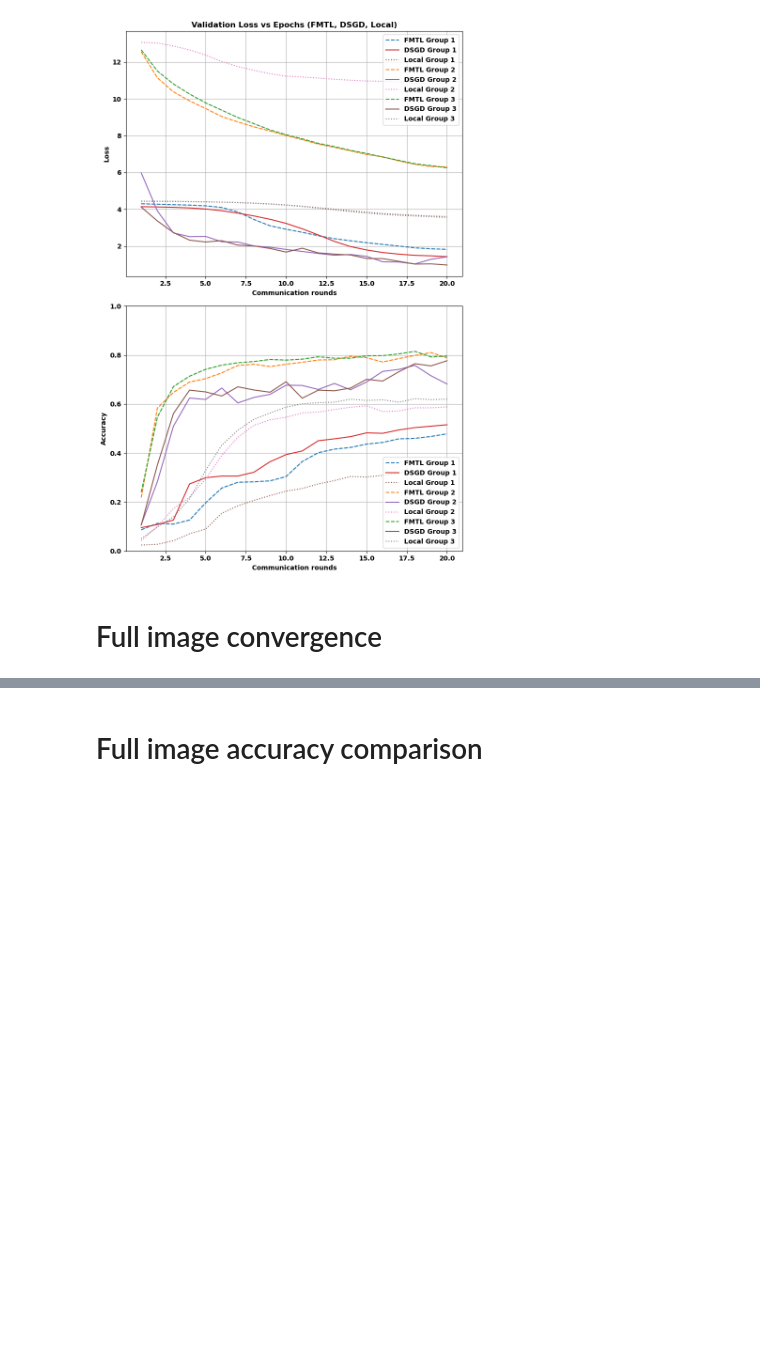
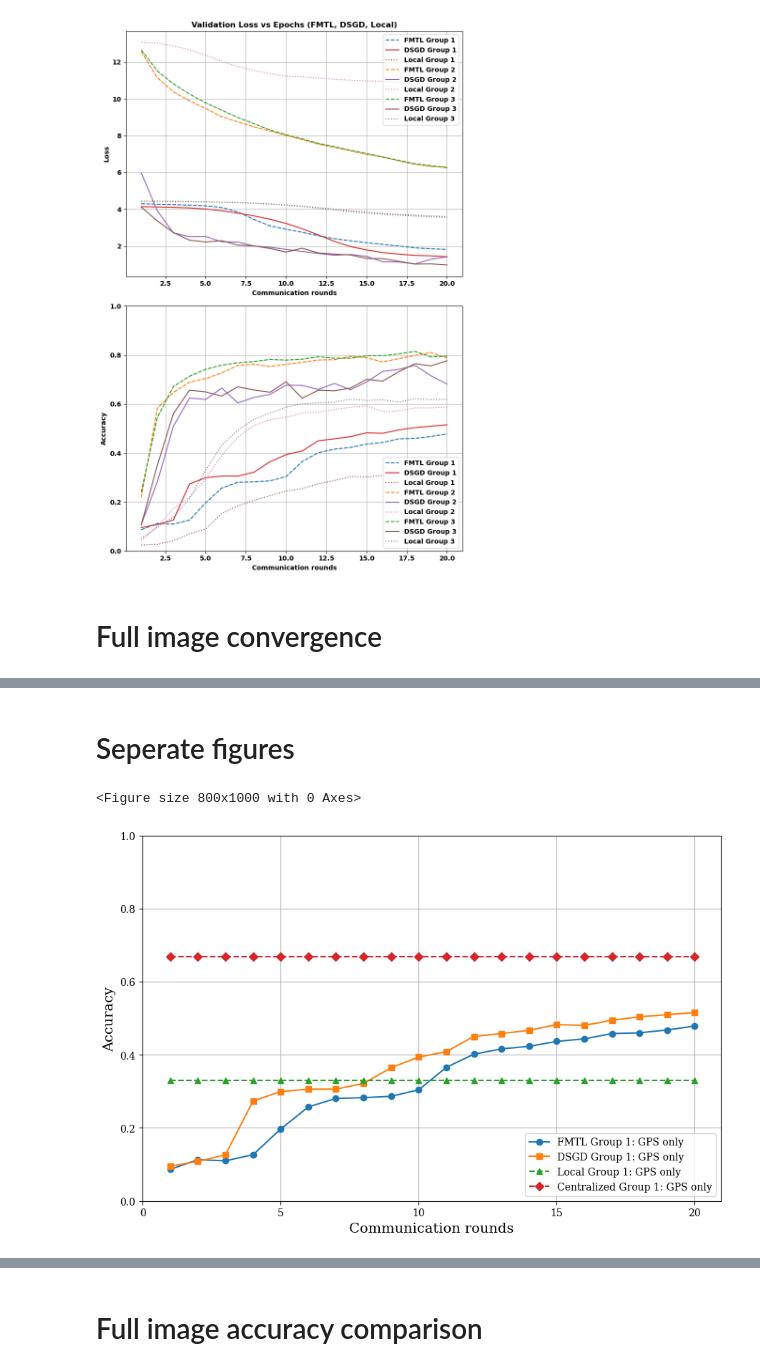
Before and after one commit to abdulmomen-ghalkha/Multimodal, a Jupyter notebook: plots/plot.ipynb, the cells around one changed output, grey strips where cells are left out. Saved outputs shown, nothing was run; the diff lists cells and outputs as text; code cells hidden in the pictures; blank space fills up the shorter version.

```diff
--- a/plots/plot.ipynb
+++ b/plots/plot.ipynb
@@ -264,0 +270,62 @@ plt.show()
+# %% [markdown]
+# Seperate figures
+# %%
+# Plot results
+plt.figure(figsize=(8, 10))
+'''
+# Validation Loss Plot
+plt.subplot(2, 1, 1)
+i = 0
+for group in fmtl_group_val_loss_histories.keys():
+
+    epochs = range(1, len(fmtl_group_val_loss_histories[group]) + 1)
+    plt.plot(epochs, fmtl_group_val_loss_histories[group], label=f"FMTL {group_names[group]}", marker=markers[i], color=colors[i])
+    i = i + 1
+
+    if group in dsgd_group_val_loss_histories:
+        plt.plot(epochs, dsgd_group_val_loss_histories[group], label=f"DSGD {group_names[group]}", marker=markers[i], color=colors[i])  # Red
+        i = i + 1
+    if group in local_group_val_loss_histories:
+        plt.plot(epochs, local_group_val_loss_histories[group], label=f"Local {group_names[group]}", marker=markers[i], color=colors[i])  # Purple
+        i = i + 1
+plt.title("Validation Loss vs Communication Rounds (FMTL, DSGD, Local)")
+plt.xlabel("Communication rounds")
+plt.ylabel("Loss")
+plt.legend(loc='upper right')
+plt.grid()
+'''
+i = 0
+# Validation Accuracy Plot
+#plt.subplot(2, 1, 2)
+plt.figure(figsize=(9, 6))
+
+for group in fmtl_group_val_accuracy_histories.keys() :
+    epochs = range(1, len(fmtl_group_val_accuracy_histories[group]) + 1)
+    if group in ['1']:
+        plt.plot(epochs, fmtl_group_val_accuracy_histories[group], label=f"FMTL {group_names[group]}", marker=markers[i], color=colors[i])
+        i = i + 1
+    if group in dsgd_group_val_accuracy_histories and group in ['1']:
+        plt.plot(epochs, dsgd_group_val_accuracy_histories[group], label=f"DSGD {group_names[group]}", marker=markers[i], color=colors[i])  # Red
+        i = i + 1
+    if group in local_group_val_accuracy_histories and group in ['1']:
+        plt.plot(epochs, [local_group_val_accuracy_histories[group][-1]] * len(epochs), label=f"Local {group_names[group]}", marker=markers[i], color=colors[i], linestyle="--")  # Purple
+        i = i + 1
+    if group in central_group_val_accuracy_histories and group in ['1']:
+        plt.plot(epochs, [central_group_val_accuracy_histories[group][-1]] * len(epochs), label=f"Centralized {group_names[group]}", marker=markers[i], color=colors[i], linestyle="--")  # Purple
+        i = i + 1
+
+x_ticks = range(0, 21, 5)
+plt.xticks(x_ticks)
+plt.xlabel("Communication rounds")
+plt.ylabel("Accuracy")
+plt.ylim([0, 1])  # Accuracy should be between 0 and 1
+plt.legend(loc='lower right')
+plt.grid()
+plt.tight_layout()
+
+plt.savefig('Acuracy_drone_curve_full_images_group1.pdf')
+
+plt.show()
+# %% [output]
+<Figure size 800x1000 with 0 Axes>
+[figure, added]
```
Also changed, not shown: parts of 11 cells of this notebook, 13 other files.
